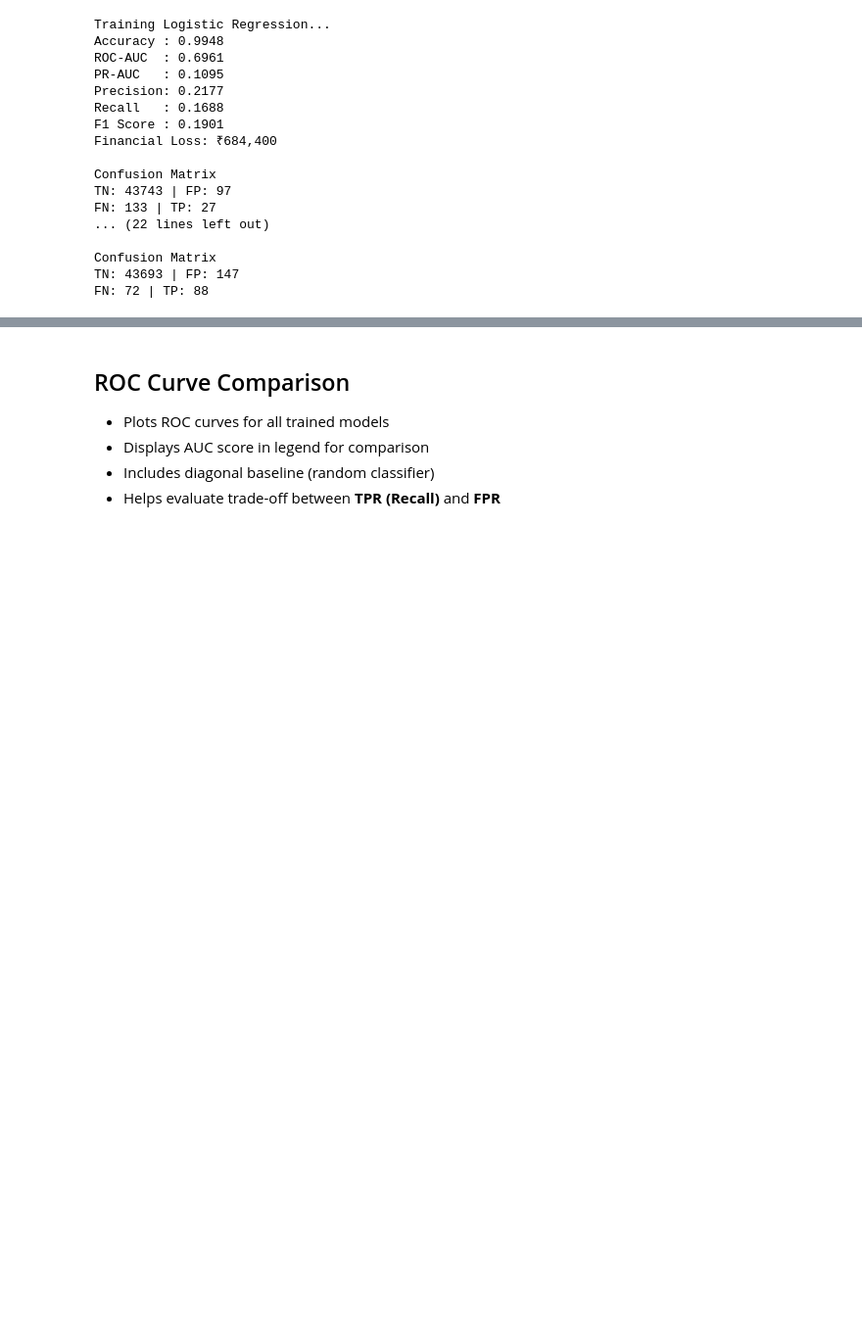
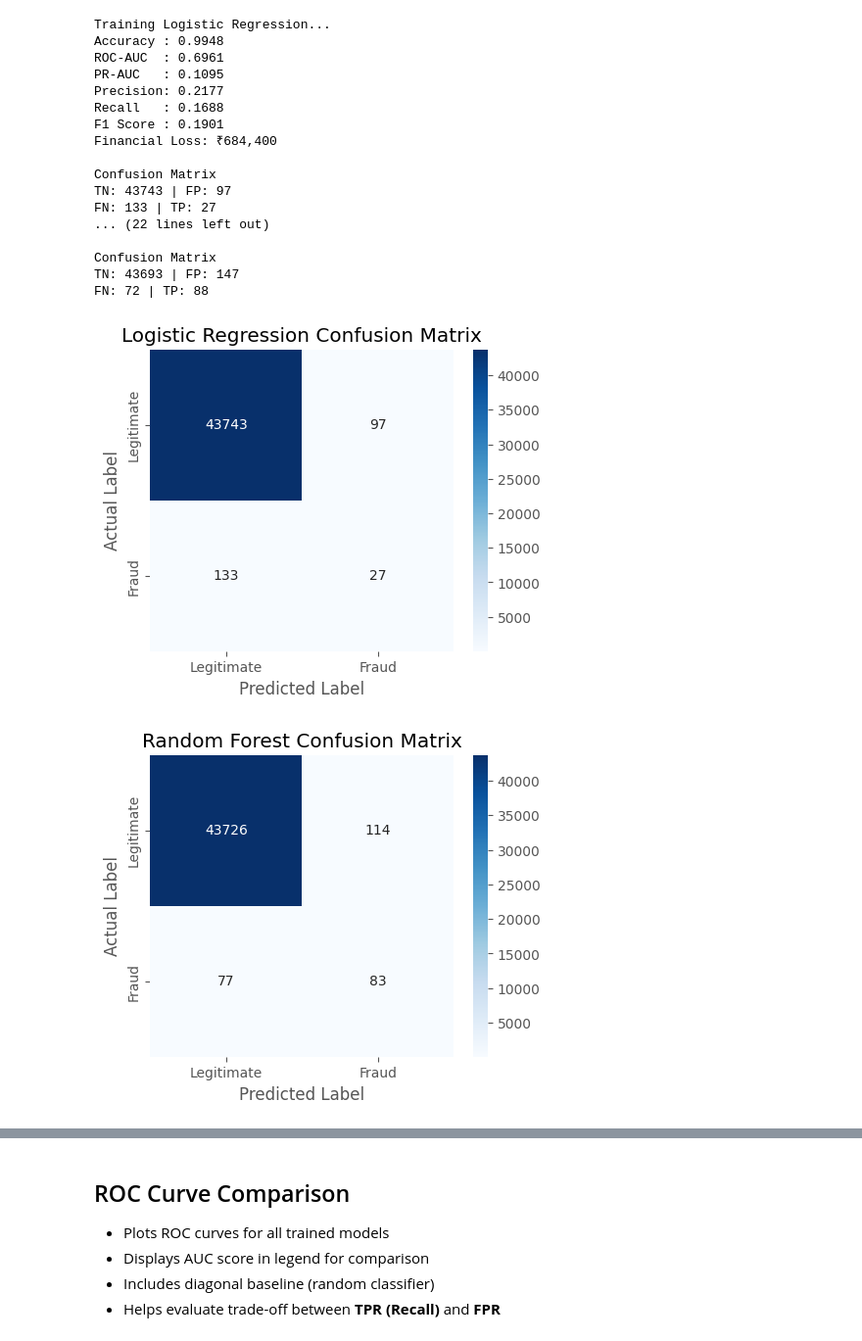
Before and after one commit to smrutiranjanbhuyan/upi-guard, a Jupyter notebook: src/upi_fraud_detection_pipeline.ipynb, the cells around one changed output, grey strips where cells are left out. Shown at 98% size. Saved outputs shown, nothing was run; the diff lists cells and outputs as text; code cells hidden in the pictures; blank space fills up the shorter version.

```diff
--- a/src/upi_fraud_detection_pipeline.ipynb
+++ b/src/upi_fraud_detection_pipeline.ipynb
@@ -280,3 +280,31 @@ FN: 133 | TP: 27
 Confusion Matrix
 TN: 43693 | FP: 147
 FN: 72 | TP: 88
+# %%
+for name, res in results.items():
+
+    tn = res["tn"]
+    fp = res["fp"]
+    fn = res["fn"]
+    tp = res["tp"]
+
+    cm = [[tn, fp],
+          [fn, tp]]
+
+    plt.figure(figsize=(5,4))
+    sns.heatmap(cm,
+                annot=True,
+                fmt="d",
+                cmap="Blues",
+                xticklabels=["Legitimate", "Fraud"],
+                yticklabels=["Legitimate", "Fraud"])
+
+    plt.xlabel("Predicted Label")
+    plt.ylabel("Actual Label")
+    plt.title(f"{name} Confusion Matrix")
+
+
+    plt.show()
+# %% [output]
+[figure, added]
+[figure, added]
```
Also changed, not shown: parts of 1 cell of this notebook.
